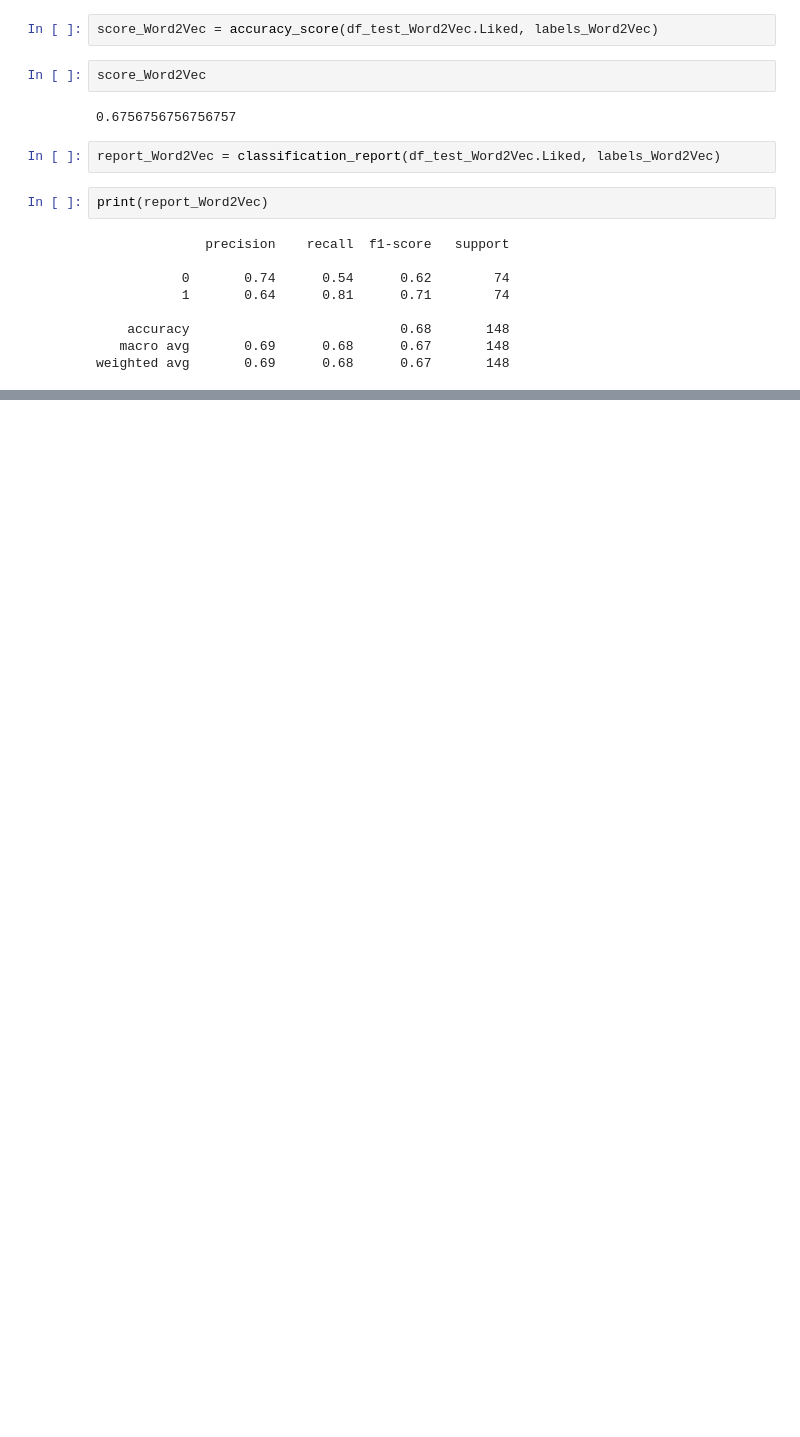
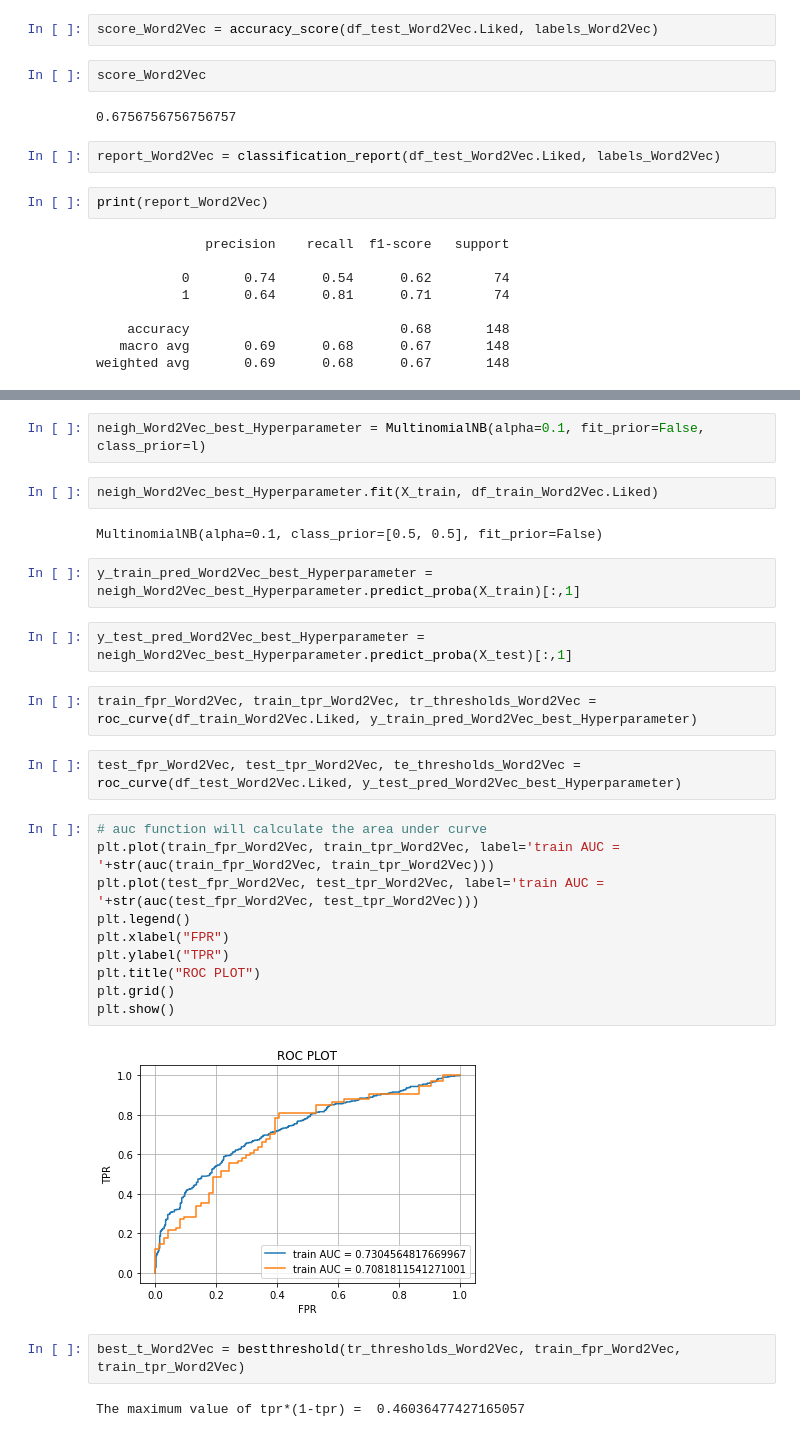
Before and after one commit to nipun1992/Restaurant-Review-Sentiment-Analysis, a Jupyter notebook: NLP Assignment Problem Statement 50 - Restaurant Review.ipynb, the cells around one changed output, grey strips where cells are left out. Cells and saved outputs as stored; diff of their text form; blank space fills up the shorter version.

```diff
--- a/NLP Assignment Problem Statement 50 - Restaurant Review.ipynb
+++ b/NLP Assignment Problem Statement 50 - Restaurant Review.ipynb
@@ -979,0 +1042,30 @@ weighted avg       0.69      0.68      0.67       148
+# %%
+neigh_Word2Vec_best_Hyperparameter = MultinomialNB(alpha=0.1, fit_prior=False, class_prior=l)
+# %%
+neigh_Word2Vec_best_Hyperparameter.fit(X_train, df_train_Word2Vec.Liked)
+# %% [output]
+MultinomialNB(alpha=0.1, class_prior=[0.5, 0.5], fit_prior=False)
+# %%
+y_train_pred_Word2Vec_best_Hyperparameter = neigh_Word2Vec_best_Hyperparameter.predict_proba(X_train)[:,1]
+# %%
+y_test_pred_Word2Vec_best_Hyperparameter = neigh_Word2Vec_best_Hyperparameter.predict_proba(X_test)[:,1]
+# %%
+train_fpr_Word2Vec, train_tpr_Word2Vec, tr_thresholds_Word2Vec = roc_curve(df_train_Word2Vec.Liked, y_train_pred_Word2Vec_best_Hyperparameter)
+# %%
+test_fpr_Word2Vec, test_tpr_Word2Vec, te_thresholds_Word2Vec = roc_curve(df_test_Word2Vec.Liked, y_test_pred_Word2Vec_best_Hyperparameter)
+# %%
+# auc function will calculate the area under curve
+plt.plot(train_fpr_Word2Vec, train_tpr_Word2Vec, label='train AUC = '+str(auc(train_fpr_Word2Vec, train_tpr_Word2Vec)))
+plt.plot(test_fpr_Word2Vec, test_tpr_Word2Vec, label='train AUC = '+str(auc(test_fpr_Word2Vec, test_tpr_Word2Vec)))
+plt.legend()
+plt.xlabel("FPR")
+plt.ylabel("TPR")
+plt.title("ROC PLOT")
+plt.grid()
+plt.show()
+# %% [output]
+[figure, added]
+# %%
+best_t_Word2Vec = bestthreshold(tr_thresholds_Word2Vec, train_fpr_Word2Vec, train_tpr_Word2Vec)
+# %% [output]
+The maximum value of tpr*(1-tpr) =  0.46036477427165057
```
Also changed, not shown: parts of 23 cells of this notebook.
